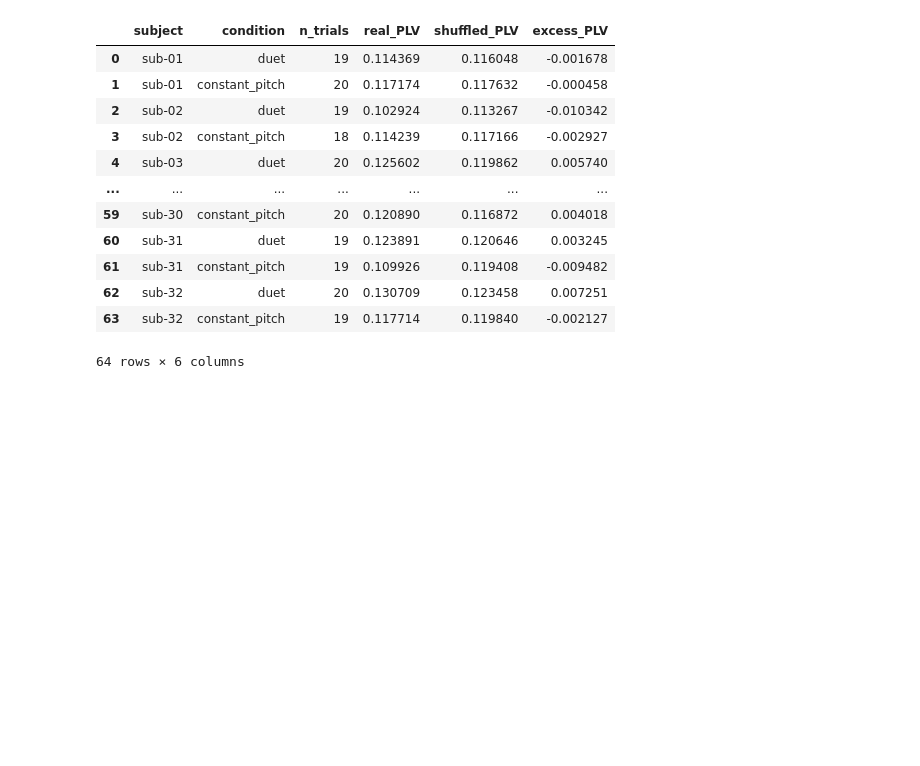
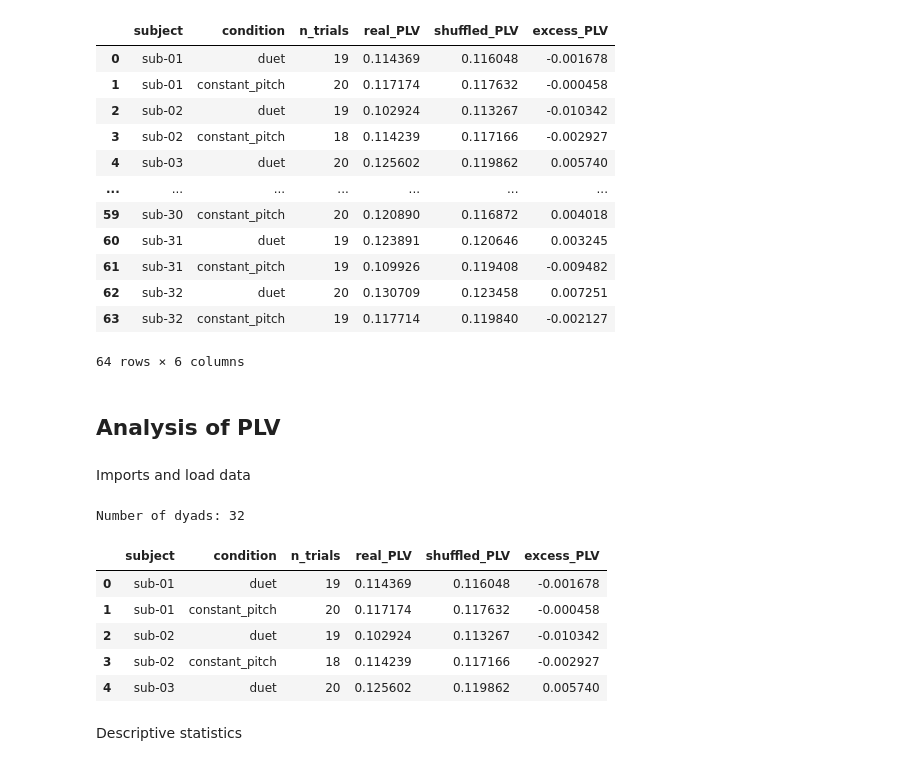
Before and after one commit to FLRenken/hyperscanning-practice, a Jupyter notebook: plv_all-subjects.ipynb, the cells around one changed output. Cells and saved outputs as stored; diff of their text form; code cells hidden in the pictures; blank space fills up the shorter version.

Commit message:
Add goal section and results for all dyads

```diff
--- a/plv_all-subjects.ipynb
+++ b/plv_all-subjects.ipynb
@@ -258,3 +250,36 @@ Processed sub-32
 | 62 | sub-32 | duet | 20 | 0.130709 | 0.123458 | 0.007251 |
 | 63 | sub-32 | constant_pitch | 19 | 0.117714 | 0.119840 | -0.002127 |
 64 rows × 6 columns
+# %% [markdown]
+## Analysis of PLV
+# %% [markdown]
+Imports and load data
+# %%
+from scipy import stats
+
+# File paths
+CSV_PATH = Path("plv_condition_results.csv")
+JSON_PATH = Path("results.json")
+
+# Load CSV
+df = pd.read_csv(CSV_PATH)
+
+# Reshape data: one row per dyad, conditions as columns
+wide = df.pivot(
+    index="subject",
+    columns="condition",
+    values=["real_PLV", "shuffled_PLV", "excess_PLV"]
+).dropna()
+
+print(f"Number of dyads: {len(wide)}")
+display(df.head())
+# %% [output]
+Number of dyads: 32
+|  | subject | condition | n_trials | real_PLV | shuffled_PLV | excess_PLV |
+| 0 | sub-01 | duet | 19 | 0.114369 | 0.116048 | -0.001678 |
+| 1 | sub-01 | constant_pitch | 20 | 0.117174 | 0.117632 | -0.000458 |
+| 2 | sub-02 | duet | 19 | 0.102924 | 0.113267 | -0.010342 |
+| 3 | sub-02 | constant_pitch | 18 | 0.114239 | 0.117166 | -0.002927 |
+| 4 | sub-03 | duet | 20 | 0.125602 | 0.119862 | 0.005740 |
+# %% [markdown]
+Descriptive statistics
```
Also changed, not shown: parts of 10 cells of this notebook, 3 other files.
